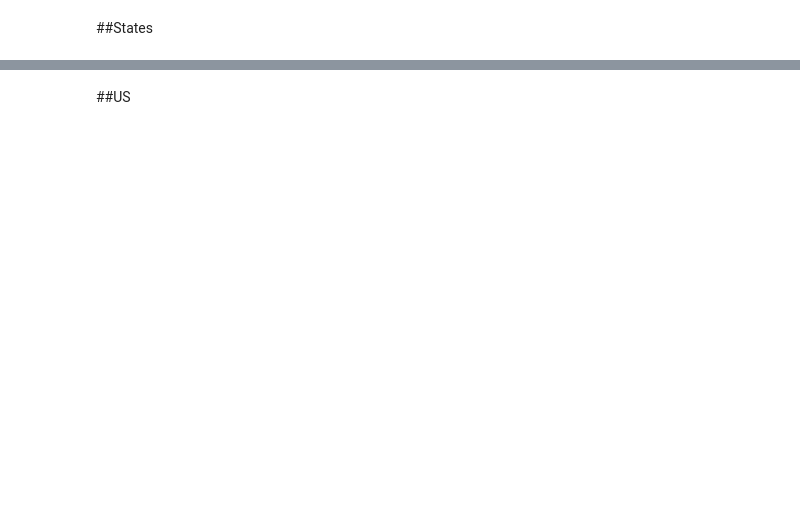
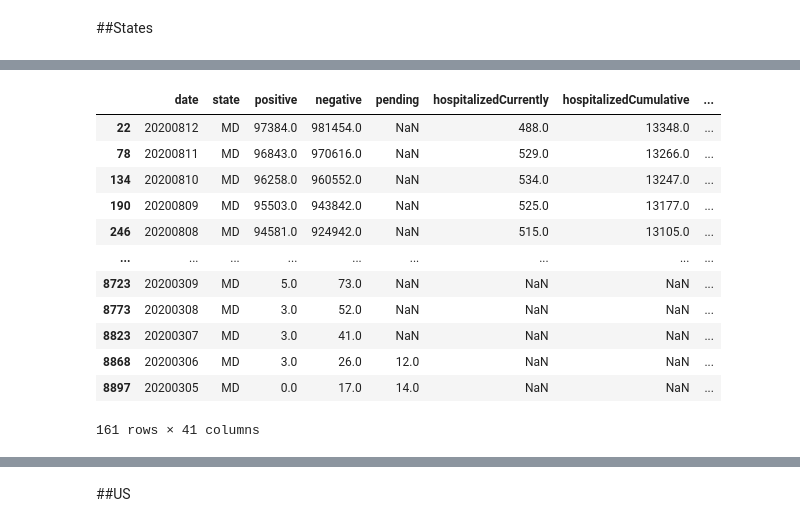
Before and after one commit to JoshuaHaga/Covid_19_sprint_1_buildwk, a Jupyter notebook: Covid_19_analysis.ipynb, the cells around one changed output, grey strips where cells are left out. Cells and saved outputs as stored; diff of their text form; code cells hidden in the pictures; blank space fills up the shorter version.

```diff
--- a/Covid_19_analysis.ipynb
+++ b/Covid_19_analysis.ipynb
@@ -373,0 +394,17 @@ explore(states)
+# %%
+md = states[states['state'] == 'MD']
+md
+# %% [output]
+|  | date | state | positive | negative | pending | hospitalizedCurrently | hospitalizedCumulative | ... |
+| 22 | 20200812 | MD | 97384.0 | 981454.0 | NaN | 488.0 | 13348.0 | ... |
+| 78 | 20200811 | MD | 96843.0 | 970616.0 | NaN | 529.0 | 13266.0 | ... |
+| 134 | 20200810 | MD | 96258.0 | 960552.0 | NaN | 534.0 | 13247.0 | ... |
+| 190 | 20200809 | MD | 95503.0 | 943842.0 | NaN | 525.0 | 13177.0 | ... |
+| 246 | 20200808 | MD | 94581.0 | 924942.0 | NaN | 515.0 | 13105.0 | ... |
+| ... | ... | ... | ... | ... | ... | ... | ... | ... |
+| 8723 | 20200309 | MD | 5.0 | 73.0 | NaN | NaN | NaN | ... |
+| 8773 | 20200308 | MD | 3.0 | 52.0 | NaN | NaN | NaN | ... |
+| 8823 | 20200307 | MD | 3.0 | 41.0 | NaN | NaN | NaN | ... |
+| 8868 | 20200306 | MD | 3.0 | 26.0 | 12.0 | NaN | NaN | ... |
+| 8897 | 20200305 | MD | 0.0 | 17.0 | 14.0 | NaN | NaN | ... |
+161 rows × 41 columns
```
Also changed, not shown: parts of 17 cells of this notebook.
